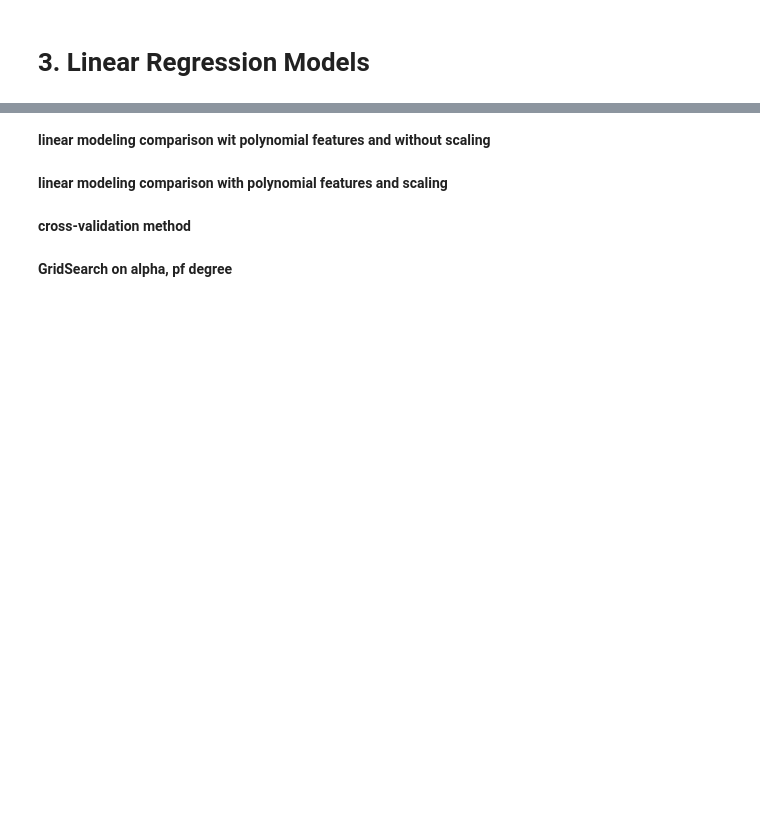
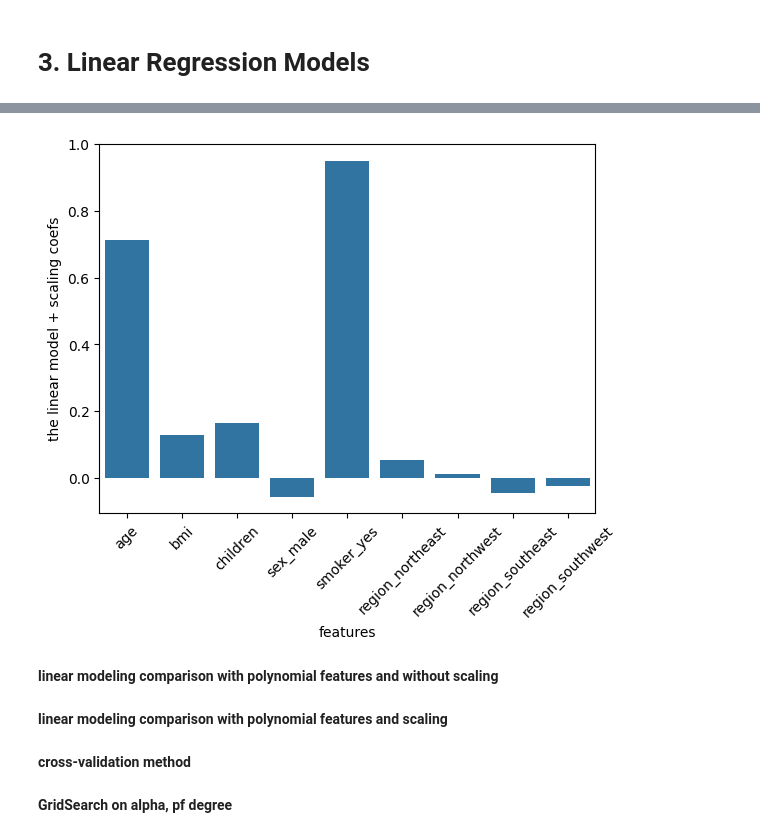
Before and after one commit to MassGH2023/Regression-Models, a Jupyter notebook: Insurance LM.ipynb, the cells around one changed output, grey strips where cells are left out. Saved outputs shown, nothing was run; the diff lists cells and outputs as text; code cells hidden in the pictures; blank space fills up the shorter version.

```diff
--- a/Insurance LM.ipynb
+++ b/Insurance LM.ipynb
@@ -189,5 +268,13 @@ True
+# %%
+sns.barplot(y =estimator.named_steps['lm'].coef_, x = X.columns, color = colors[0])
+plt.xticks(rotation=45)
+plt.ylabel('the linear model + scaling coefs')
+plt.xlabel('features')
+plt.show()
+# %% [output]
+[figure, added]
 # %% [markdown]
-**linear modeling comparison wit polynomial features and without scaling**
+**linear modeling comparison with polynomial features and without scaling**
 # %% [markdown]
 **linear modeling comparison with polynomial features and scaling**
 # %% [markdown]
```
Also changed, not shown: parts of 19 cells of this notebook.
